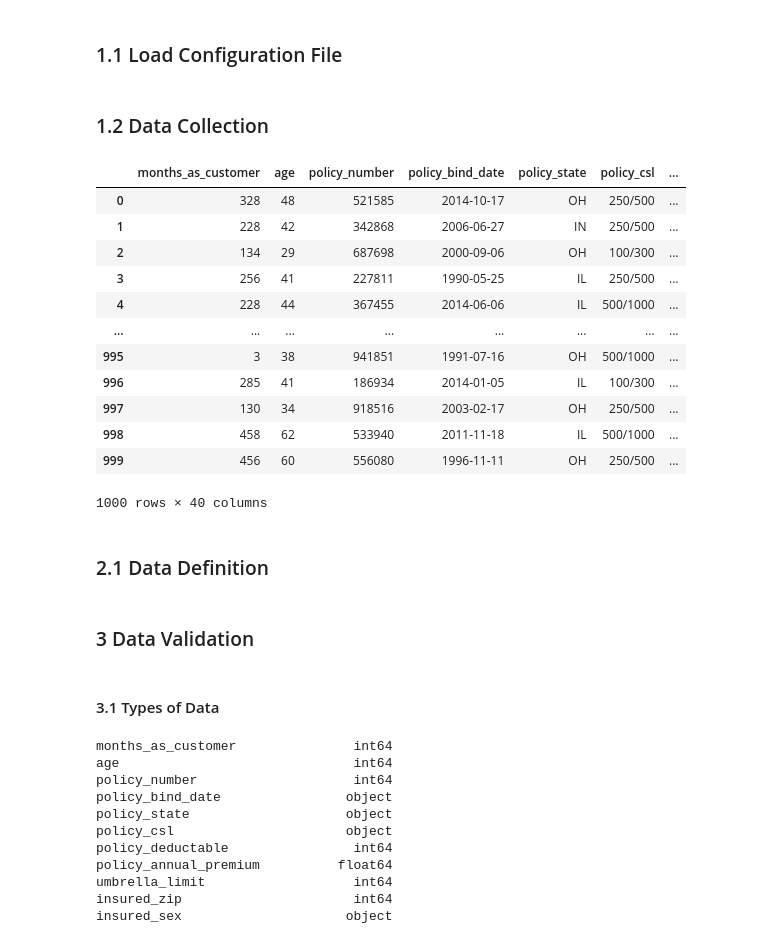
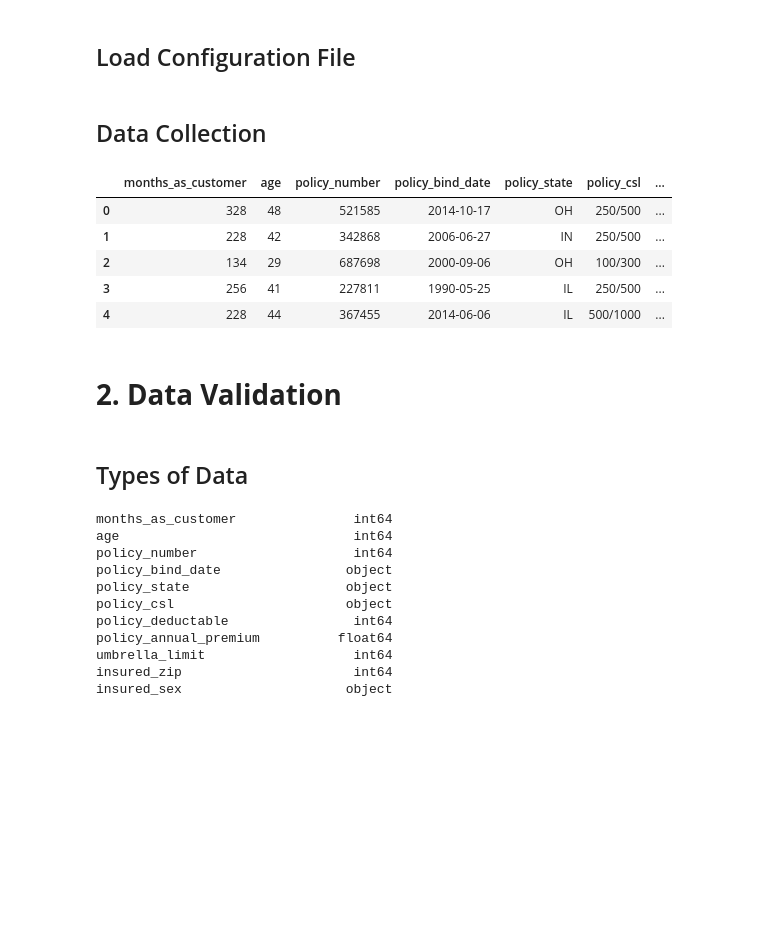
Before and after one commit to DandiMahendris/Auto-Insurance-Fraud-Detection, a Jupyter notebook: data_pipeline.ipynb, the cells around one changed output. Drawn from its saved outputs; the diff is of its cells as text; code cells hidden in the pictures; blank space fills up the shorter version.

```diff
--- a/data_pipeline.ipynb
+++ b/data_pipeline.ipynb
@@ -17,9 +27,9 @@ import copy
 # %% [markdown]
-### 1.1 Load Configuration File
+## Load Configuration File
 # %%
 config_data = util.load_config()
 # %% [markdown]
-### 1.2 Data Collection
+## Data Collection
 # %%
 def read_raw_data(config: dict) -> pd.DataFrame:
     # Create variable to store raw dataset
@@ -39,31 +49,22 @@ raw_dataset = read_raw_data(config_data)
 # %%
 # dataset = pd.read_csv('insurance_claims.csv')
 pd.set_option('display.max_columns', None)
 
-raw_dataset
+raw_dataset.head().style.background_gradient(cmap='YlOrBr')
 # %% [output]
 |  | months_as_customer | age | policy_number | policy_bind_date | policy_state | policy_csl | ... |
 | 0 | 328 | 48 | 521585 | 2014-10-17 | OH | 250/500 | ... |
 | 1 | 228 | 42 | 342868 | 2006-06-27 | IN | 250/500 | ... |
 | 2 | 134 | 29 | 687698 | 2000-09-06 | OH | 100/300 | ... |
 | 3 | 256 | 41 | 227811 | 1990-05-25 | IL | 250/500 | ... |
 | 4 | 228 | 44 | 367455 | 2014-06-06 | IL | 500/1000 | ... |
-| ... | ... | ... | ... | ... | ... | ... | ... |
-| 995 | 3 | 38 | 941851 | 1991-07-16 | OH | 500/1000 | ... |
-| 996 | 285 | 41 | 186934 | 2014-01-05 | IL | 100/300 | ... |
-| 997 | 130 | 34 | 918516 | 2003-02-17 | OH | 250/500 | ... |
-| 998 | 458 | 62 | 533940 | 2011-11-18 | IL | 500/1000 | ... |
-| 999 | 456 | 60 | 556080 | 1996-11-11 | OH | 250/500 | ... |
-1000 rows × 40 columns
 # %%
 # Save raw dataset to file
 util.pickle_dump(raw_dataset, config_data["raw_dataset_path"])
-# %% [markdown]
-### 2.1 Data Definition
 # %% [markdown]
-### 3 Data Validation
+# <b>2. Data Validation </b>
 # %% [markdown]
-#### 3.1 Types of Data
+## Types of Data
 # %%
 raw_dataset.dtypes
 # %% [output]
```
Also changed, not shown: parts of 29 cells of this notebook, 10 other files.
